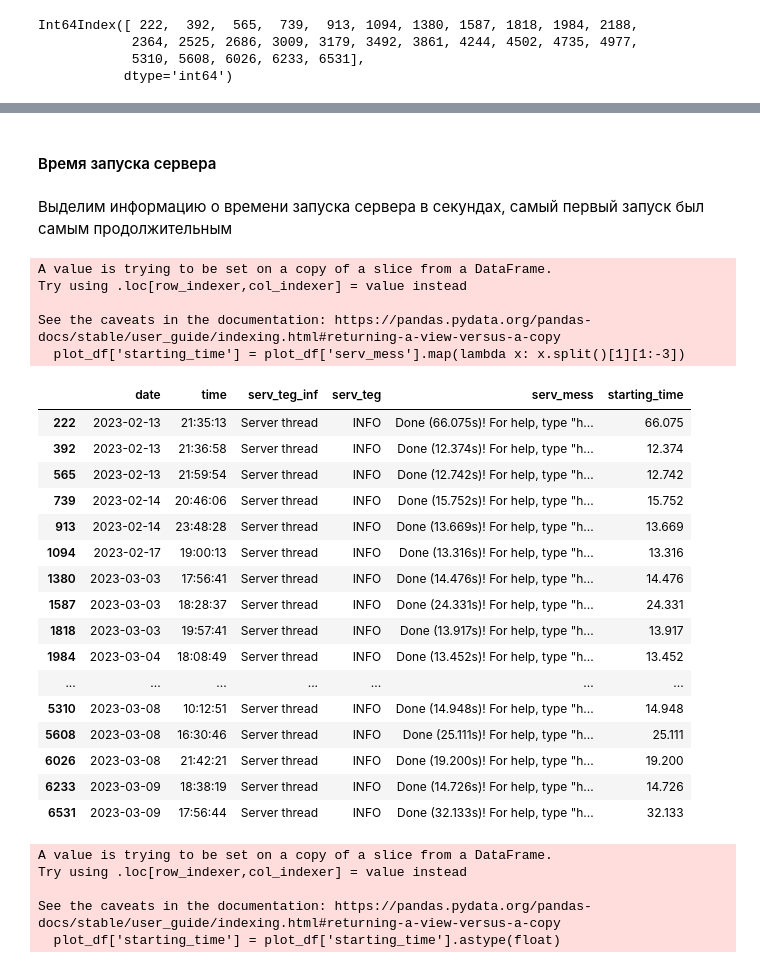
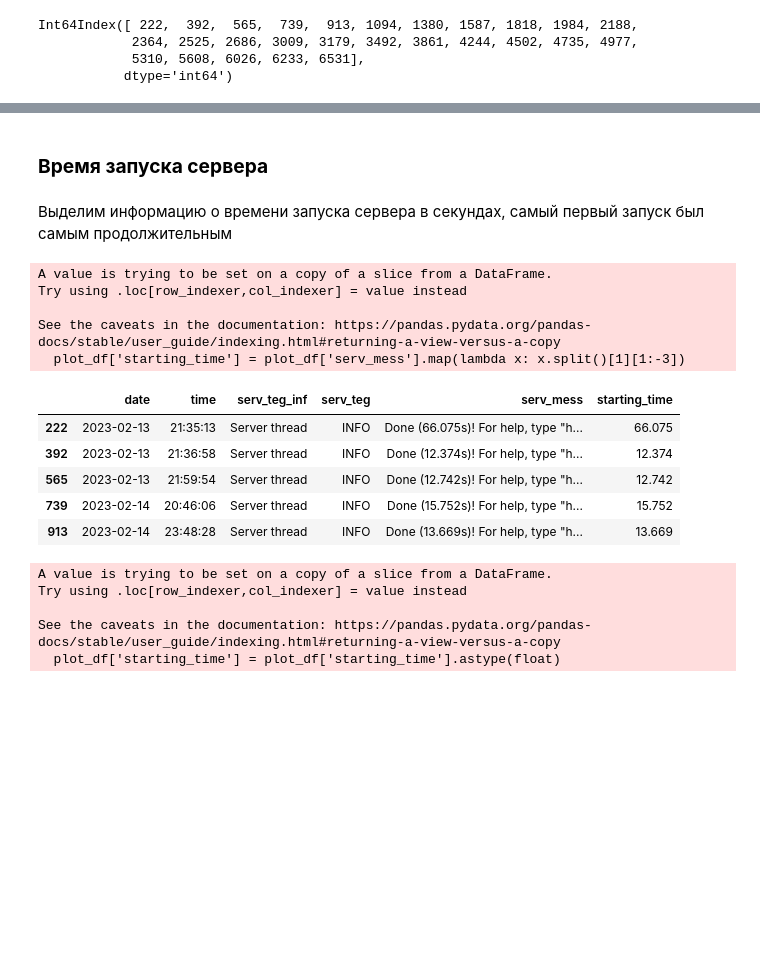
Before and after one commit to vi-bo/minecraft_log, a Jupyter notebook: mc_logs_4.2_anallys_text_mess.ipynb, the cells around one changed output, grey strips where cells are left out. Cells and saved outputs as stored; diff of their text form; code cells hidden in the pictures; blank space fills up the shorter version.

```diff
--- a/mc_logs_4.2_anallys_text_mess.ipynb
+++ b/mc_logs_4.2_anallys_text_mess.ipynb
@@ -320,33 +325,22 @@ plot_df
 # %% [markdown]
-#### Время запуска сервера
+### **Время запуска сервера**
 # %% [markdown]
 Выделим информацию о времени запуска сервера в секундах, самый первый запуск был самым продолжительным
 # %%
 plot_df['starting_time'] = plot_df['serv_mess'].map(lambda x: x.split()[1][1:-3])
-plot_df
+plot_df.head()
 # %% [output]
 A value is trying to be set on a copy of a slice from a DataFrame.
 Try using .loc[row_indexer,col_indexer] = value instead
 
 See the caveats in the documentation: https://pandas.pydata.org/pandas-docs/stable/user_guide/indexing.html#returning-a-view-versus-a-copy
   plot_df['starting_time'] = plot_df['serv_mess'].map(lambda x: x.split()[1][1:-3])
 |  | date | time | serv_teg_inf | serv_teg | serv_mess | starting_time |
 | 222 | 2023-02-13 | 21:35:13 | Server thread | INFO | Done (66.075s)! For help, type "h... | 66.075 |
 | 392 | 2023-02-13 | 21:36:58 | Server thread | INFO | Done (12.374s)! For help, type "h... | 12.374 |
 | 565 | 2023-02-13 | 21:59:54 | Server thread | INFO | Done (12.742s)! For help, type "h... | 12.742 |
 | 739 | 2023-02-14 | 20:46:06 | Server thread | INFO | Done (15.752s)! For help, type "h... | 15.752 |
 | 913 | 2023-02-14 | 23:48:28 | Server thread | INFO | Done (13.669s)! For help, type "h... | 13.669 |
-| 1094 | 2023-02-17 | 19:00:13 | Server thread | INFO | Done (13.316s)! For help, type "h... | 13.316 |
-| 1380 | 2023-03-03 | 17:56:41 | Server thread | INFO | Done (14.476s)! For help, type "h... | 14.476 |
-| 1587 | 2023-03-03 | 18:28:37 | Server thread | INFO | Done (24.331s)! For help, type "h... | 24.331 |
-| 1818 | 2023-03-03 | 19:57:41 | Server thread | INFO | Done (13.917s)! For help, type "h... | 13.917 |
-| 1984 | 2023-03-04 | 18:08:49 | Server thread | INFO | Done (13.452s)! For help, type "h... | 13.452 |
-| ... | ... | ... | ... | ... | ... | ... |
-| 5310 | 2023-03-08 | 10:12:51 | Server thread | INFO | Done (14.948s)! For help, type "h... | 14.948 |
-| 5608 | 2023-03-08 | 16:30:46 | Server thread | INFO | Done (25.111s)! For help, type "h... | 25.111 |
-| 6026 | 2023-03-08 | 21:42:21 | Server thread | INFO | Done (19.200s)! For help, type "h... | 19.200 |
-| 6233 | 2023-03-09 | 18:38:19 | Server thread | INFO | Done (14.726s)! For help, type "h... | 14.726 |
-| 6531 | 2023-03-09 | 17:56:44 | Server thread | INFO | Done (32.133s)! For help, type "h... | 32.133 |
 # %%
 # vibo: приведем новый столбец к float
 plot_df['starting_time'] = plot_df['starting_time'].astype(float)
```
Also changed, not shown: parts of 48 cells of this notebook, 2 other files.
